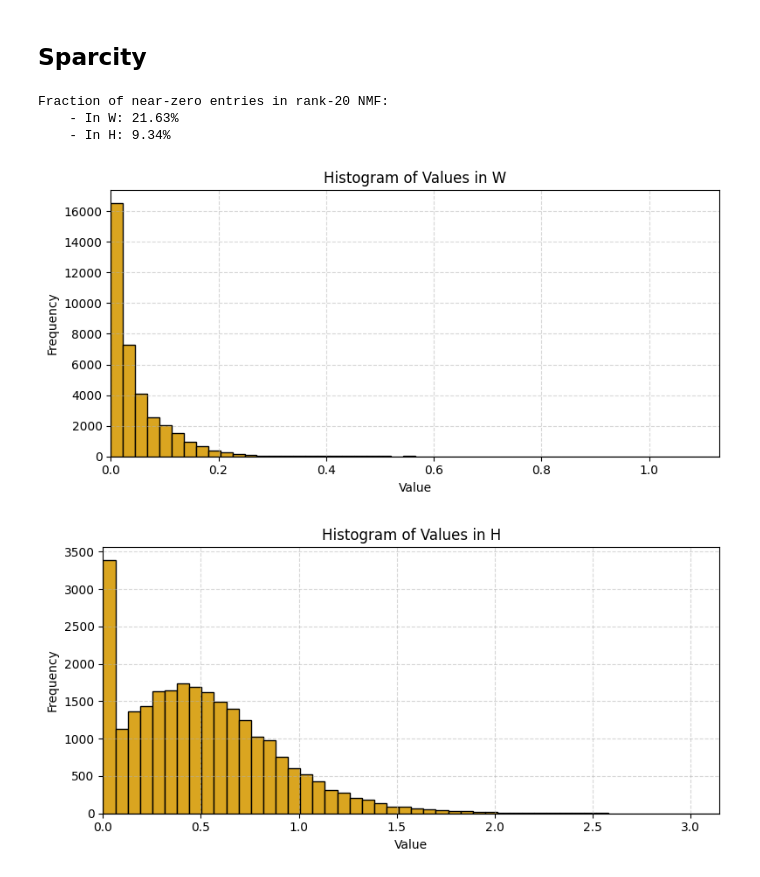
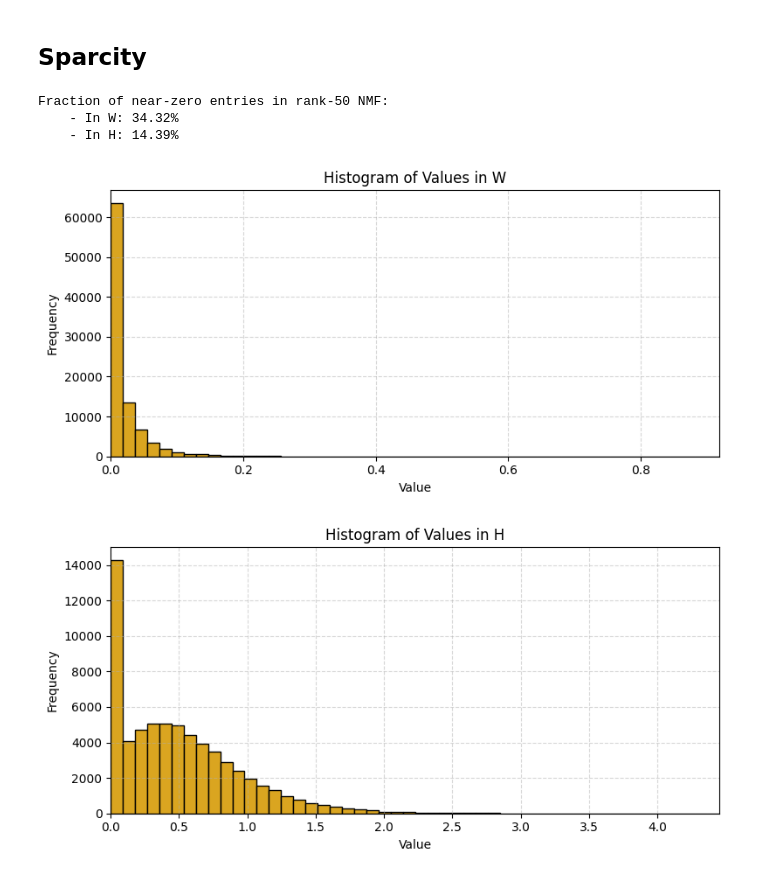
Before and after one commit to sofillav/nmf_project, a Jupyter notebook: notebook.ipynb, the cells around one changed output. Cells and saved outputs as stored; diff of their text form; code cells hidden in the pictures.

```diff
--- a/notebook.ipynb
+++ b/notebook.ipynb
@@ -211,20 +232,20 @@ The reconstruction error for rank 200 is: 58.4350
 # %% [markdown]
 ## Sparcity
 # %%
-r = 20
-data = np.load(f"nmf_models/nmf_rank_{r}.npz")
+r = 50
+data = np.load(f"nmf_models/mu_nmf_rank_{r}.npz")
 W = data['W']
 H = data['H']
 
 print(f"Fraction of near-zero entries in rank-{r} NMF:")
 print(f"    - In W: {np.mean(W < 1e-3):.2%}")
 print(f"    - In H: {np.mean(H < 1e-3):.2%}")
 
 plot_matrix_histogram(W,"W")
 plot_matrix_histogram(H,"H")
 # %% [output]
-Fraction of near-zero entries in rank-20 NMF:
-    - In W: 21.63%
-    - In H: 9.34%
+Fraction of near-zero entries in rank-50 NMF:
+    - In W: 34.32%
+    - In H: 14.39%
-[figure, old version]
+[figure, new version]
-[figure, old version]
+[figure, new version]
```
Also changed, not shown: parts of 17 cells of this notebook, 1 other file.
